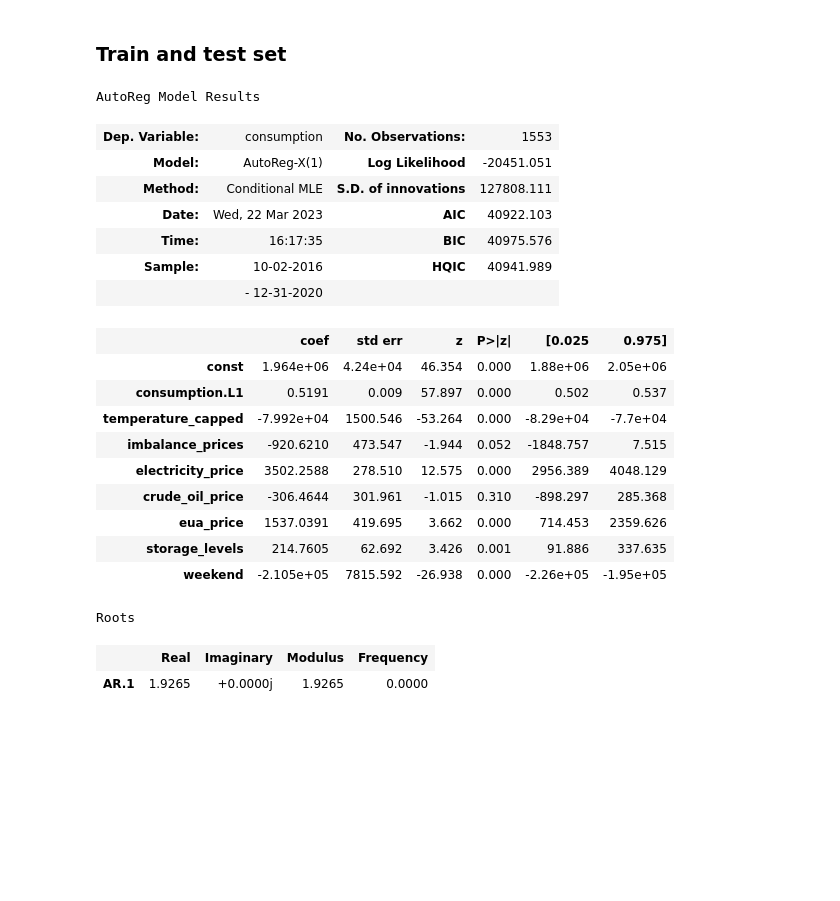
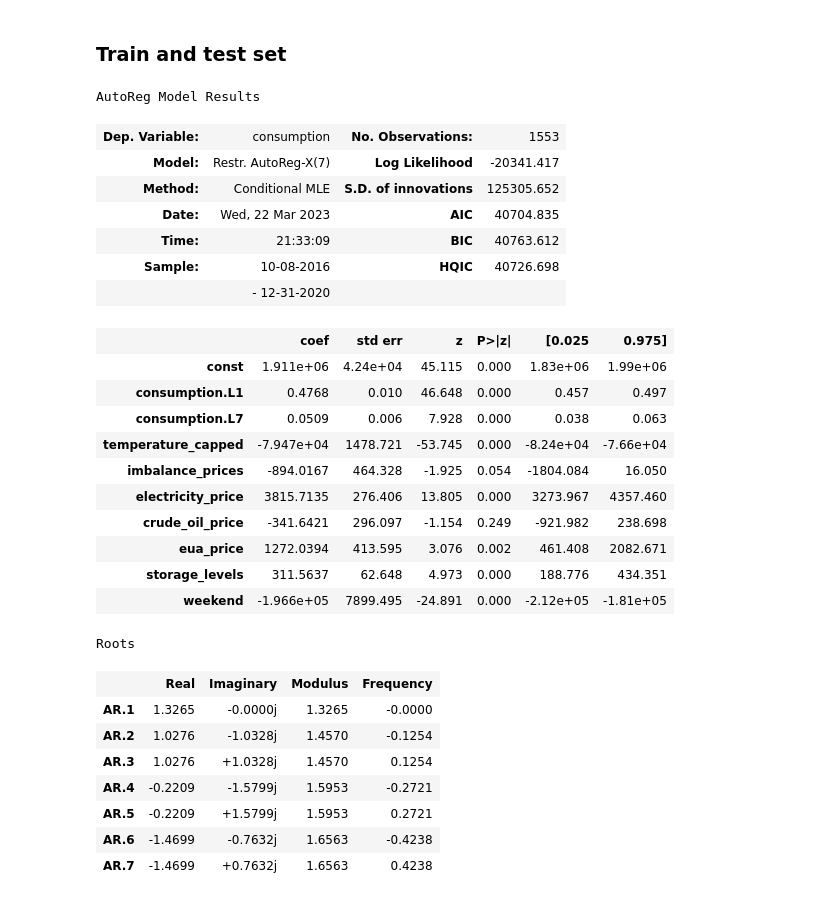
Before and after one commit to f-linus/natural_gas_consumption_modelling, a Jupyter notebook: notebooks/modelling/002 ARX.ipynb, the cells around one changed output. Saved outputs shown, nothing was run; the diff lists cells and outputs as text; code cells hidden in the pictures; blank space fills up the shorter version.

```diff
--- a/notebooks/modelling/002 ARX.ipynb
+++ b/notebooks/modelling/002 ARX.ipynb
@@ -17,37 +17,44 @@ ts_data = ingestion.read_combined().dropna()
 # %%
 X = ts_data.drop(columns=["consumption", "temperature"])
 y = ts_data["consumption"]
 
 X_train = X[:"2020"]
 X_test = X["2021":]
 y_train = y[:"2020"]
 y_test = y["2021":]
 
 # AutoReg with lag 1 and external regressors
-model = smt.AutoReg(y_train, lags=1, exog=X_train)
+model = smt.AutoReg(y_train, lags=[1, 7], exog=X_train)
 results = model.fit()
 
 results.summary()
 # %% [output]
 AutoReg Model Results
 | Dep. Variable: | consumption | No. Observations: | 1553 |
-| Model: | AutoReg-X(1) | Log Likelihood | -20451.051 |
-| Method: | Conditional MLE | S.D. of innovations | 127808.111 |
-| Date: | Wed, 22 Mar 2023 | AIC | 40922.103 |
-| Time: | 16:17:35 | BIC | 40975.576 |
-| Sample: | 10-02-2016 | HQIC | 40941.989 |
+| Model: | Restr. AutoReg-X(7) | Log Likelihood | -20341.417 |
+| Method: | Conditional MLE | S.D. of innovations | 125305.652 |
+| Date: | Wed, 22 Mar 2023 | AIC | 40704.835 |
+| Time: | 21:33:09 | BIC | 40763.612 |
+| Sample: | 10-08-2016 | HQIC | 40726.698 |
 |  | - 12-31-2020 |  |  |
 |  | coef | std err | z | P>|z| | [0.025 | 0.975] |
-| const | 1.964e+06 | 4.24e+04 | 46.354 | 0.000 | 1.88e+06 | 2.05e+06 |
-| consumption.L1 | 0.5191 | 0.009 | 57.897 | 0.000 | 0.502 | 0.537 |
-| temperature_capped | -7.992e+04 | 1500.546 | -53.264 | 0.000 | -8.29e+04 | -7.7e+04 |
-| imbalance_prices | -920.6210 | 473.547 | -1.944 | 0.052 | -1848.757 | 7.515 |
-| electricity_price | 3502.2588 | 278.510 | 12.575 | 0.000 | 2956.389 | 4048.129 |
-| crude_oil_price | -306.4644 | 301.961 | -1.015 | 0.310 | -898.297 | 285.368 |
-| eua_price | 1537.0391 | 419.695 | 3.662 | 0.000 | 714.453 | 2359.626 |
-| storage_levels | 214.7605 | 62.692 | 3.426 | 0.001 | 91.886 | 337.635 |
-| weekend | -2.105e+05 | 7815.592 | -26.938 | 0.000 | -2.26e+05 | -1.95e+05 |
+| const | 1.911e+06 | 4.24e+04 | 45.115 | 0.000 | 1.83e+06 | 1.99e+06 |
+| consumption.L1 | 0.4768 | 0.010 | 46.648 | 0.000 | 0.457 | 0.497 |
+| consumption.L7 | 0.0509 | 0.006 | 7.928 | 0.000 | 0.038 | 0.063 |
+| temperature_capped | -7.947e+04 | 1478.721 | -53.745 | 0.000 | -8.24e+04 | -7.66e+04 |
+| imbalance_prices | -894.0167 | 464.328 | -1.925 | 0.054 | -1804.084 | 16.050 |
+| electricity_price | 3815.7135 | 276.406 | 13.805 | 0.000 | 3273.967 | 4357.460 |
+| crude_oil_price | -341.6421 | 296.097 | -1.154 | 0.249 | -921.982 | 238.698 |
+| eua_price | 1272.0394 | 413.595 | 3.076 | 0.002 | 461.408 | 2082.671 |
+| storage_levels | 311.5637 | 62.648 | 4.973 | 0.000 | 188.776 | 434.351 |
+| weekend | -1.966e+05 | 7899.495 | -24.891 | 0.000 | -2.12e+05 | -1.81e+05 |
 Roots
 |  | Real | Imaginary | Modulus | Frequency |
-| AR.1 | 1.9265 | +0.0000j | 1.9265 | 0.0000 |
+| AR.1 | 1.3265 | -0.0000j | 1.3265 | -0.0000 |
+| AR.2 | 1.0276 | -1.0328j | 1.4570 | -0.1254 |
+| AR.3 | 1.0276 | +1.0328j | 1.4570 | 0.1254 |
+| AR.4 | -0.2209 | -1.5799j | 1.5953 | -0.2721 |
+| AR.5 | -0.2209 | +1.5799j | 1.5953 | 0.2721 |
+| AR.6 | -1.4699 | -0.7632j | 1.6563 | -0.4238 |
+| AR.7 | -1.4699 | +0.7632j | 1.6563 | 0.4238 |
 # %%
```
Also changed, not shown: parts of 1 cell of this notebook, 1 other file.
